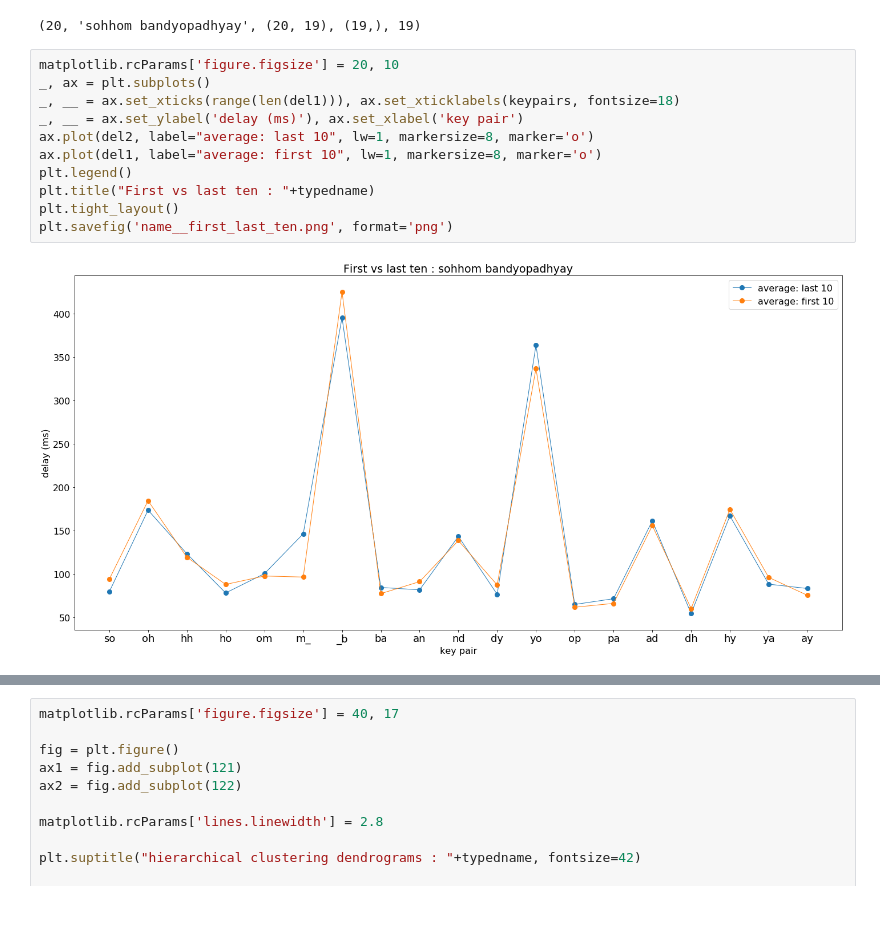
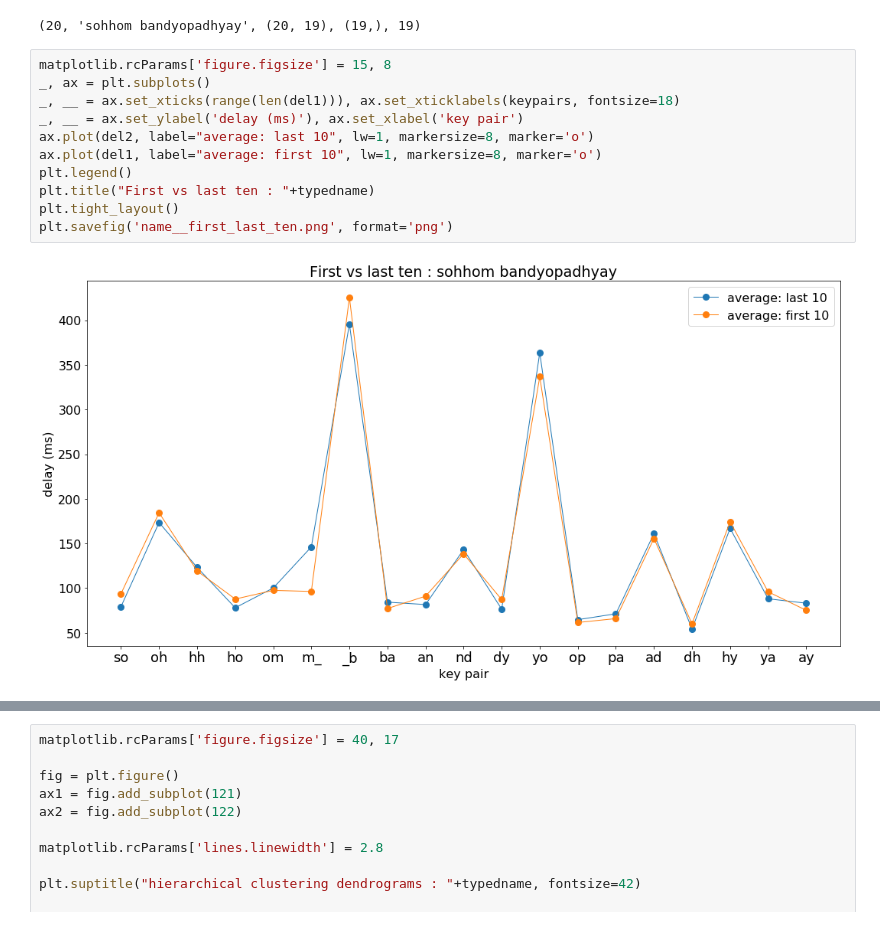
Before and after one commit to sigmaroles/keystroke-chunking, a Jupyter notebook: main_presentation_names.ipynb, the cells around one changed output, grey strips where cells are left out. Cells and saved outputs as stored; diff of their text form.

```diff
--- a/main_presentation_names.ipynb
+++ b/main_presentation_names.ipynb
@@ -62,18 +65,18 @@ len(typedname), typedname, raw_delays.shape, del2.shape, len(keypairs)
 # %% [output]
 (20, 'sohhom bandyopadhyay', (20, 19), (19,), 19)
 # %%
-matplotlib.rcParams['figure.figsize'] = 20, 10
+matplotlib.rcParams['figure.figsize'] = 15, 8
 _, ax = plt.subplots()
 _, __ = ax.set_xticks(range(len(del1))), ax.set_xticklabels(keypairs, fontsize=18)
 _, __ = ax.set_ylabel('delay (ms)'), ax.set_xlabel('key pair')
 ax.plot(del2, label="average: last 10", lw=1, markersize=8, marker='o')
 ax.plot(del1, label="average: first 10", lw=1, markersize=8, marker='o')
 plt.legend()
 plt.title("First vs last ten : "+typedname)
 plt.tight_layout()
 plt.savefig('name__first_last_ten.png', format='png')
 # %% [output]
-[figure, old version]
+[figure, new version]
 # %%
 ypos = 0.01
 ydelta = 0.045
```
Also changed, not shown: parts of 5 cells of this notebook, 21 other files.
